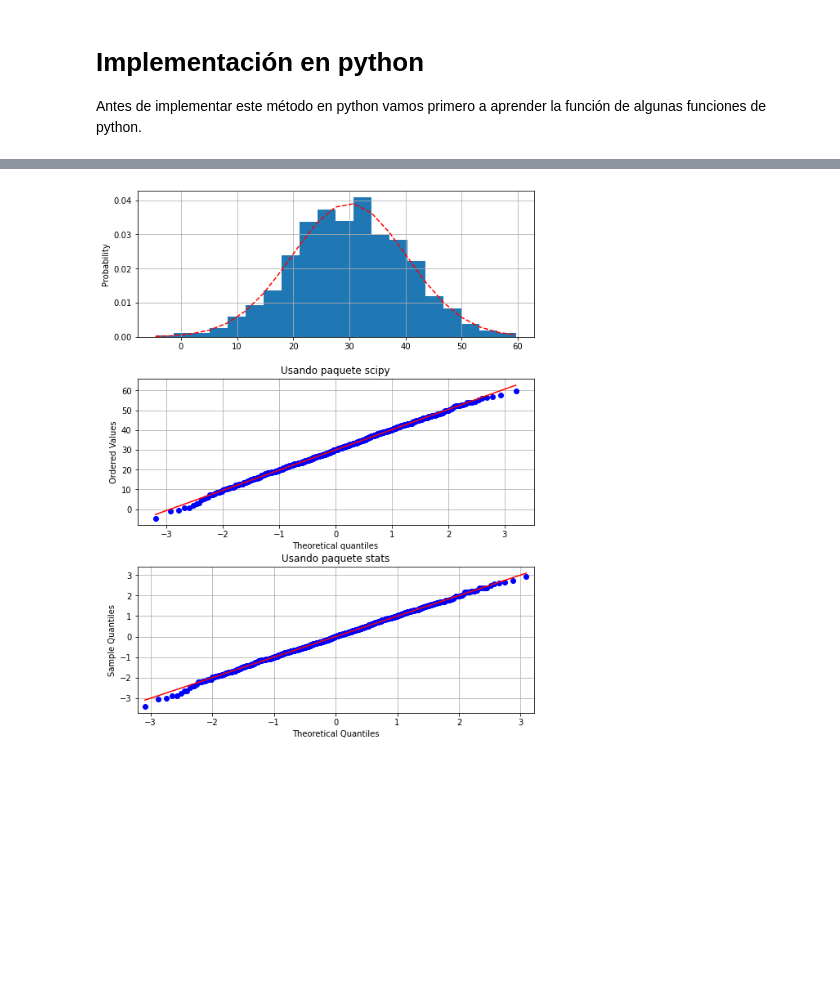
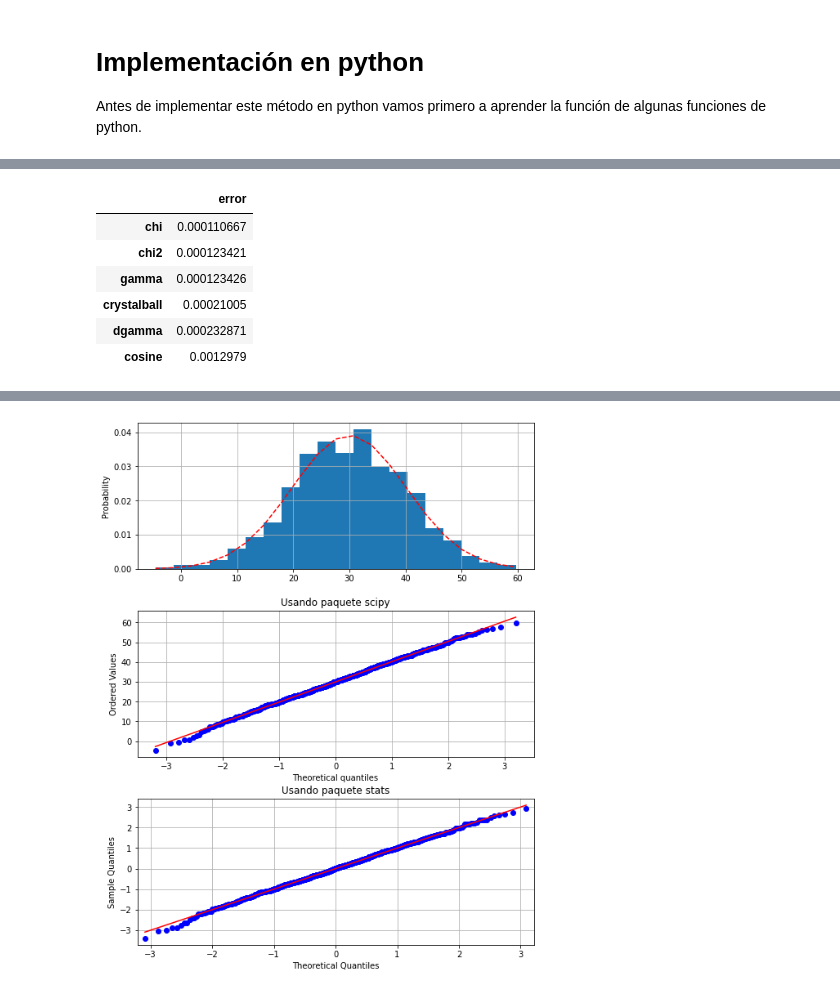
Before and after one commit to Miriam1999/SPF-2021-I, a Jupyter notebook: TEMA-2/Clase19_ComprobacionDeDistribuciones.ipynb, the cells around one changed output, grey strips where cells are left out. Saved outputs shown, nothing was run; the diff lists cells and outputs as text; code cells hidden in the pictures; blank space fills up the shorter version.

```diff
--- a/TEMA-2/Clase19_ComprobacionDeDistribuciones.ipynb
+++ b/TEMA-2/Clase19_ComprobacionDeDistribuciones.ipynb
@@ -50,0 +89,10 @@ Wall time: 1.09 s
+# %%
+error.sort_values(by='error')
+# %% [output]
+|  | error |
+| chi | 0.000110667 |
+| chi2 | 0.000123421 |
+| gamma | 0.000123426 |
+| crystalball | 0.00021005 |
+| dgamma | 0.000232871 |
+| cosine | 0.0012979 |
```
Also changed, not shown: parts of 15 cells of this notebook, 5 other files.
